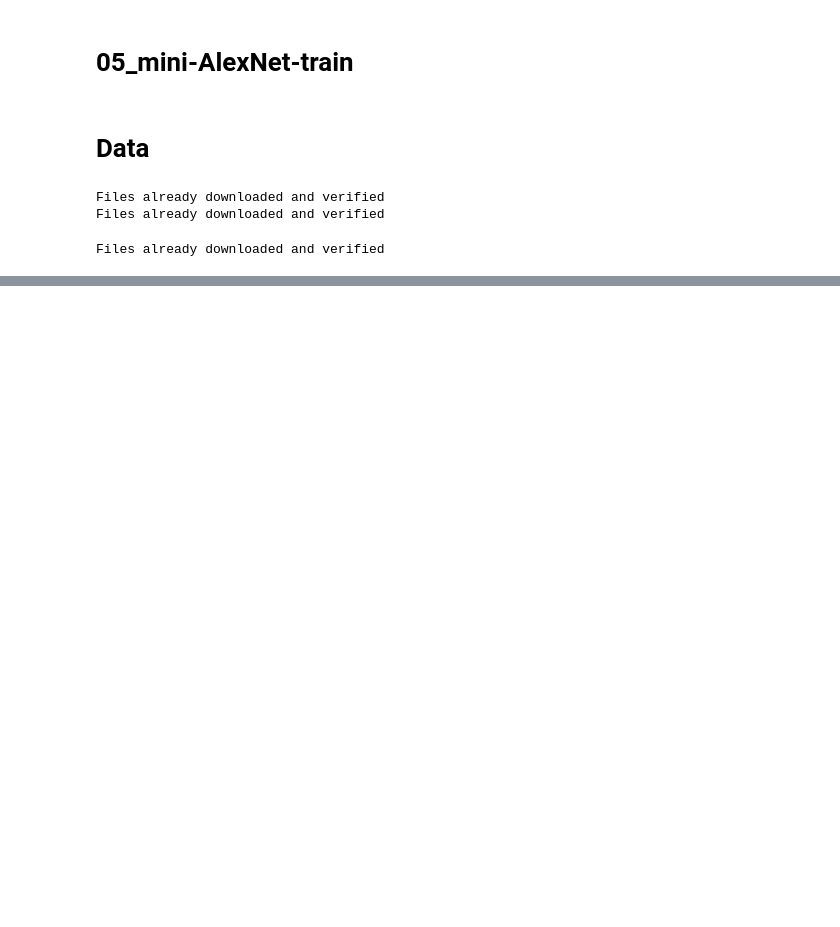
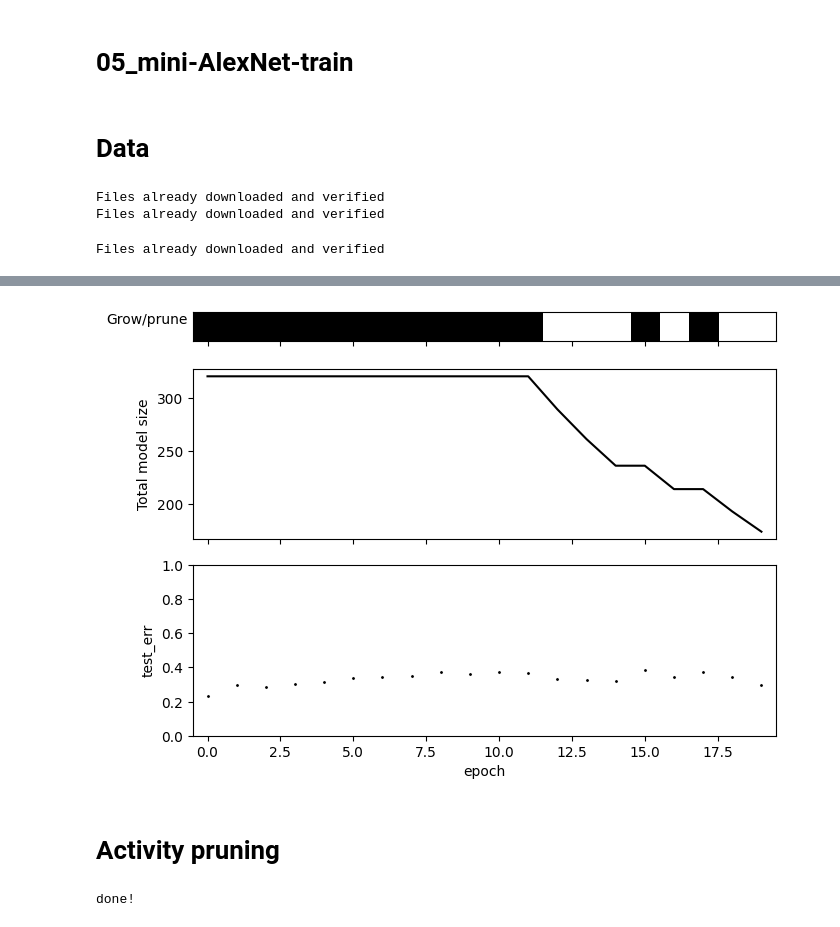
Before and after one commit to cchu70/klab_rotation, a Jupyter notebook: 06_mini_AlexNet-prune.ipynb, the cells around one changed output, grey strips where cells are left out. Drawn from its saved outputs; the diff is of its cells as text; code cells hidden in the pictures; blank space fills up the shorter version.

```diff
--- a/06_mini_AlexNet-prune.ipynb
+++ b/06_mini_AlexNet-prune.ipynb
@@ -230,0 +73,20 @@ np.sqrt(300)
+# %%
+fig, axes = plt.subplots(3, 1, figsize=(7, 5), sharex=True, height_ratios=[1, 5, 5])
+axes[0].imshow(np.array(np.array(random_model.prune_history).reshape(1, -1)), cmap='gray')
+axes[0].set_yticks([])
+axes[0].set_ylabel("Grow/prune", rotation=0, ha='right')
+
+axes[1].plot(
+    (np.array(random_model.conv1_kernel_count_history) + np.array(random_model.conv2_kernel_count_history)),
+    c='k'
+)
+axes[1].set_ylabel("Total model size")
+
+sns.scatterplot(random_test_df.reset_index(), x='epoch', y='test_err', ax=axes[2], c='k', s=5)
+axes[2].set_ylim(0, 1.0)
+plt.tight_layout()
+plt.show()
+# %% [output]
+[figure, added]
+# %% [markdown]
+# Activity pruning
@@ -230,0 +95,19 @@ np.sqrt(300)
+# %%
+num_classes = 10 # output number of classes
+num_epochs = 20  # number of total training loops?
+# batch_size = 128  # how much data to train on at a time
+learning_rate = 0.005 # SGD step size. Scheduler with 0.1 for 0-100, 0.01 for 100-200, and 0.001 for 200 to 250
+
+activity_model = ActivityPruneNet(num_training_iter=num_epochs, num_classes=num_classes, verbose=False).to(device)
+
+activity_train_losses_epoch, activity_val_losses_epoch, activity_test_df = full_train(
+    activity_model,
+    train_loader, valid_loader, test_loader,
+    learning_rate = 0.005,
+    loss_fn = nn.CrossEntropyLoss(),
+    model_update_params=True,
+    plot=False,
+    verbose=False,
+)
+# %% [output]
+done!
```
Also changed, not shown: parts of 25 cells of this notebook, 12 other files.
